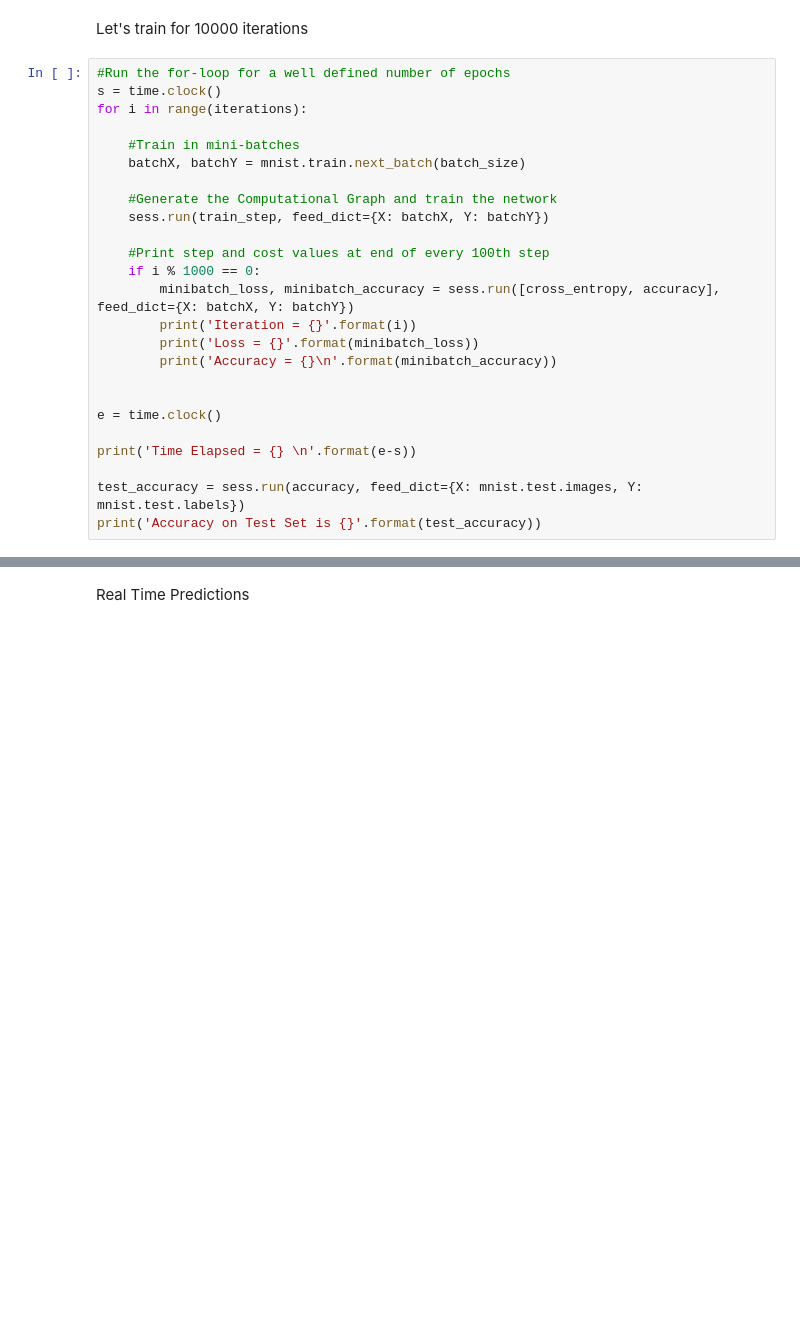
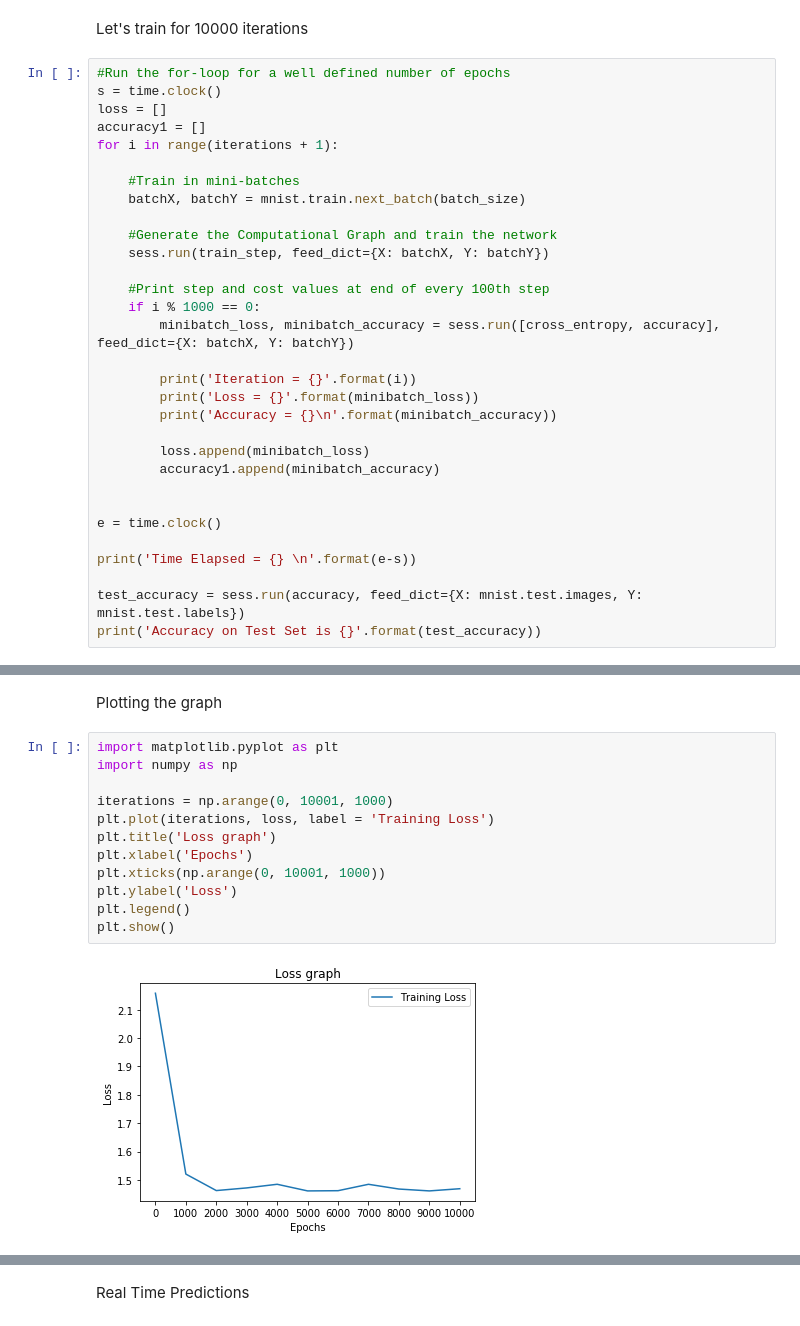
Before and after one commit to pranavraikote/Tensorflow-Tutorials, a Jupyter notebook: 3. Deep Neural Networks/MNIST - Tensorflow.ipynb, the cells around one changed output, grey strips where cells are left out. Drawn from its saved outputs; the diff is of its cells as text; blank space fills up the shorter version.

Commit message:
Added graph for MNIST in folder Deep Neural Networks

```diff
--- a/3. Deep Neural Networks/MNIST - Tensorflow.ipynb
+++ b/3. Deep Neural Networks/MNIST - Tensorflow.ipynb
@@ -109,7 +109,9 @@ Let's train for 10000 iterations
 # %%
 #Run the for-loop for a well defined number of epochs
 s = time.clock()
-for i in range(iterations):
+loss = []
+accuracy1 = []
+for i in range(iterations + 1):
 
     #Train in mini-batches
     batchX, batchY = mnist.train.next_batch(batch_size)
@@ -120,9 +122,13 @@ for i in range(iterations):
     #Print step and cost values at end of every 100th step
     if i % 1000 == 0:
         minibatch_loss, minibatch_accuracy = sess.run([cross_entropy, accuracy], feed_dict={X: batchX, Y: batchY})
+
         print('Iteration = {}'.format(i))
         print('Loss = {}'.format(minibatch_loss))
         print('Accuracy = {}\n'.format(minibatch_accuracy))
+
+        loss.append(minibatch_loss)
+        accuracy1.append(minibatch_accuracy)
 
 
 e = time.clock()
@@ -154,0 +158,16 @@ Accuracy on Test Set is 0.9781000018119812
+# %% [markdown]
+Plotting the graph
+# %%
+import matplotlib.pyplot as plt
+import numpy as np
+
+iterations = np.arange(0, 10001, 1000)
+plt.plot(iterations, loss, label = 'Training Loss')
+plt.title('Loss graph')
+plt.xlabel('Epochs')
+plt.xticks(np.arange(0, 10001, 1000))
+plt.ylabel('Loss')
+plt.legend()
+plt.show()
+# %% [output]
+[figure, added]
```
Also changed, not shown: parts of 4 cells of this notebook.
